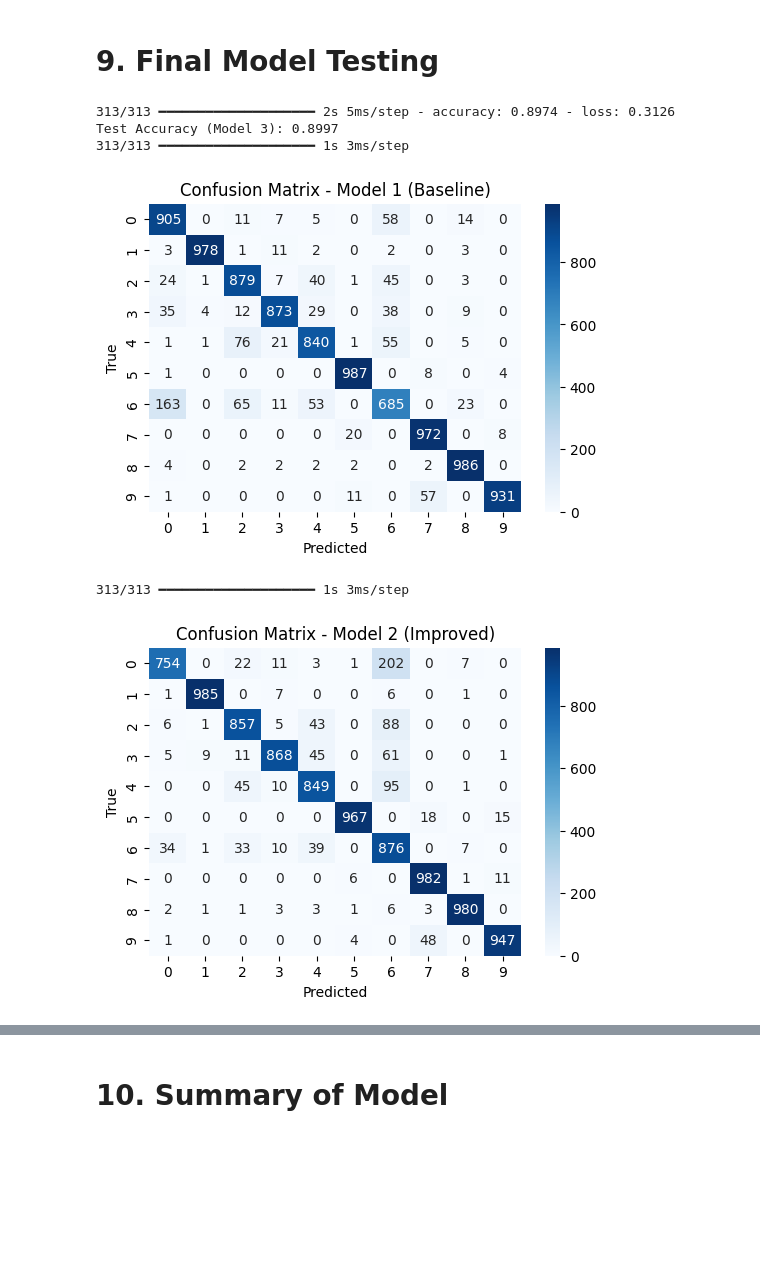
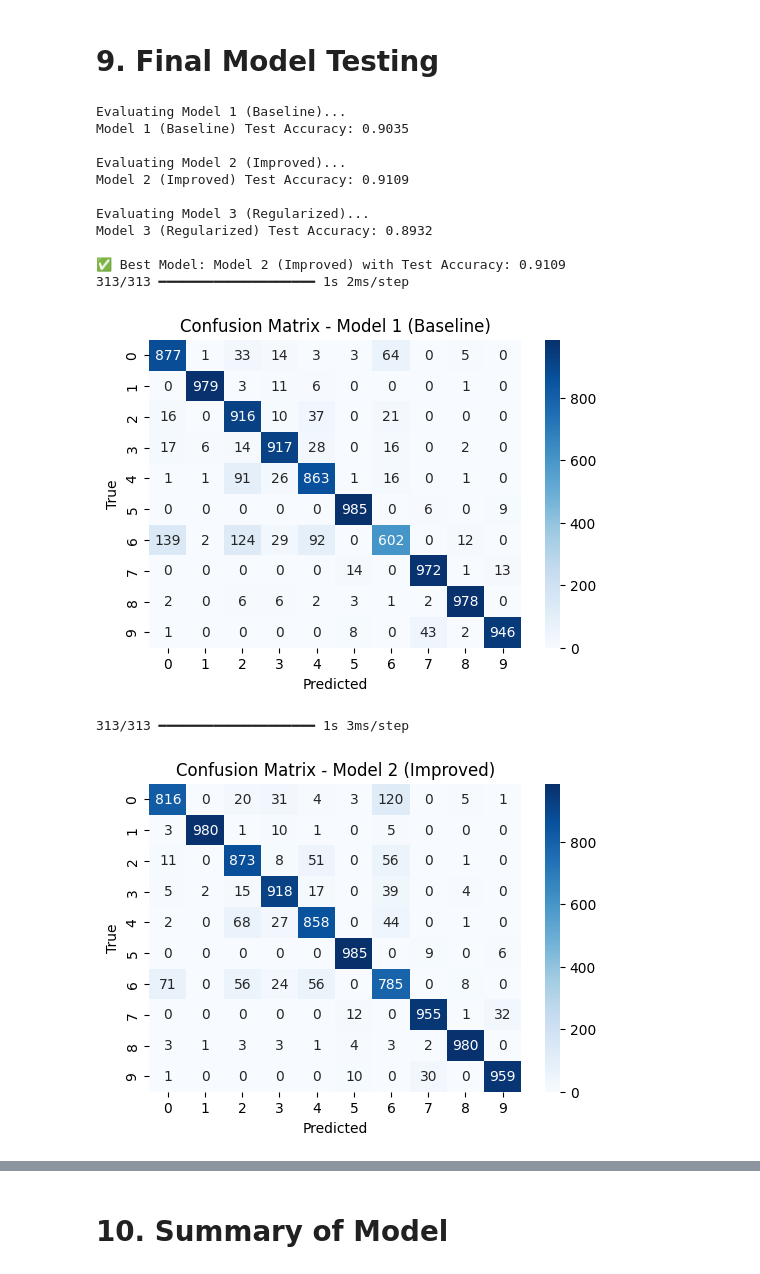
Before and after one commit to Owen2121165/BigdataCW, a Jupyter notebook: Coursework/Up2121165_notebook.ipynb, the cells around one changed output, grey strips where cells are left out. Drawn from its saved outputs; the diff is of its cells as text; code cells hidden in the pictures; blank space fills up the shorter version.

```diff
--- a/Coursework/Up2121165_notebook.ipynb
+++ b/Coursework/Up2121165_notebook.ipynb
@@ -193,30 +193,55 @@ Model 3 Validation Accuracy: 0.9087
 # %% [markdown]
 # 9. Final Model Testing
 # %%
-# Evaluate best model (assumed to be model_3)
-test_scores = model_3.evaluate(x_test, y_test_cat)
-print(f"Test Accuracy (Model 3): {test_scores[1]:.4f}")
+# Evaluate best model
+# List of models
+models = [model_1, model_2, model_3]
+model_names = ["Model 1 (Baseline)", "Model 2 (Improved)", "Model 3 (Regularise)"]
+
+# Evaluate each model and store test accuracy
+test_accuracies = []
+
+for model, name in zip(models, model_names):
+    print(f"Evaluating {name}...")
+    test_scores = model.evaluate(x_test, y_test_cat, verbose=0)
+    test_accuracies.append(test_scores[1])  # Accuracy is at index 1
+    print(f"{name} Test Accuracy: {test_scores[1]:.4f}\n")
+
+# Identify best model
+best_index = np.argmax(test_accuracies)
+best_name = model_names[best_index]
+best_accuracy = test_accuracies[best_index]
+
+print(f"✅ Best Model: {best_name} with Test Accuracy: {best_accuracy:.4f}")
 
 # Plot confusion matrices for all three models
 models = [model_1, model_2, model_3]
-model_names = ["Model 1 (Baseline)", "Model 2 (Improved)", "Model 3 (Regularized)"]
+model_names = ["Model 1 (Baseline)", "Model 2 (Improved)", "Model 3 (Regularise)"]
 
 for model, name in zip(models, model_names):
     y_pred = model.predict(x_test)
     y_pred_classes = np.argmax(y_pred, axis=1)
     y_true = np.argmax(y_test_cat, axis=1)
     cm = confusion_matrix(y_true, y_pred_classes)
 
     plt.figure(figsize=(6, 4))
     sns.heatmap(cm, annot=True, fmt='d', cmap='Blues')
     plt.title(f'Confusion Matrix - {name}')
     plt.xlabel('Predicted')
     plt.ylabel('True')
     plt.show()
 # %% [output]
-313/313 ━━━━━━━━━━━━━━━━━━━━ 2s 5ms/step - accuracy: 0.8974 - loss: 0.3126
-Test Accuracy (Model 3): 0.8997
-313/313 ━━━━━━━━━━━━━━━━━━━━ 1s 3ms/step
+Evaluating Model 1 (Baseline)...
+Model 1 (Baseline) Test Accuracy: 0.9035
+
+Evaluating Model 2 (Improved)...
+Model 2 (Improved) Test Accuracy: 0.9109
+
+Evaluating Model 3 (Regularized)...
+Model 3 (Regularized) Test Accuracy: 0.8932
+
+✅ Best Model: Model 2 (Improved) with Test Accuracy: 0.9109
+313/313 ━━━━━━━━━━━━━━━━━━━━ 1s 2ms/step
-[figure, old version]
+[figure, new version]
 313/313 ━━━━━━━━━━━━━━━━━━━━ 1s 3ms/step
-[figure, old version]
+[figure, new version]
```
Also changed, not shown: parts of 8 cells of this notebook, 1 other file.
